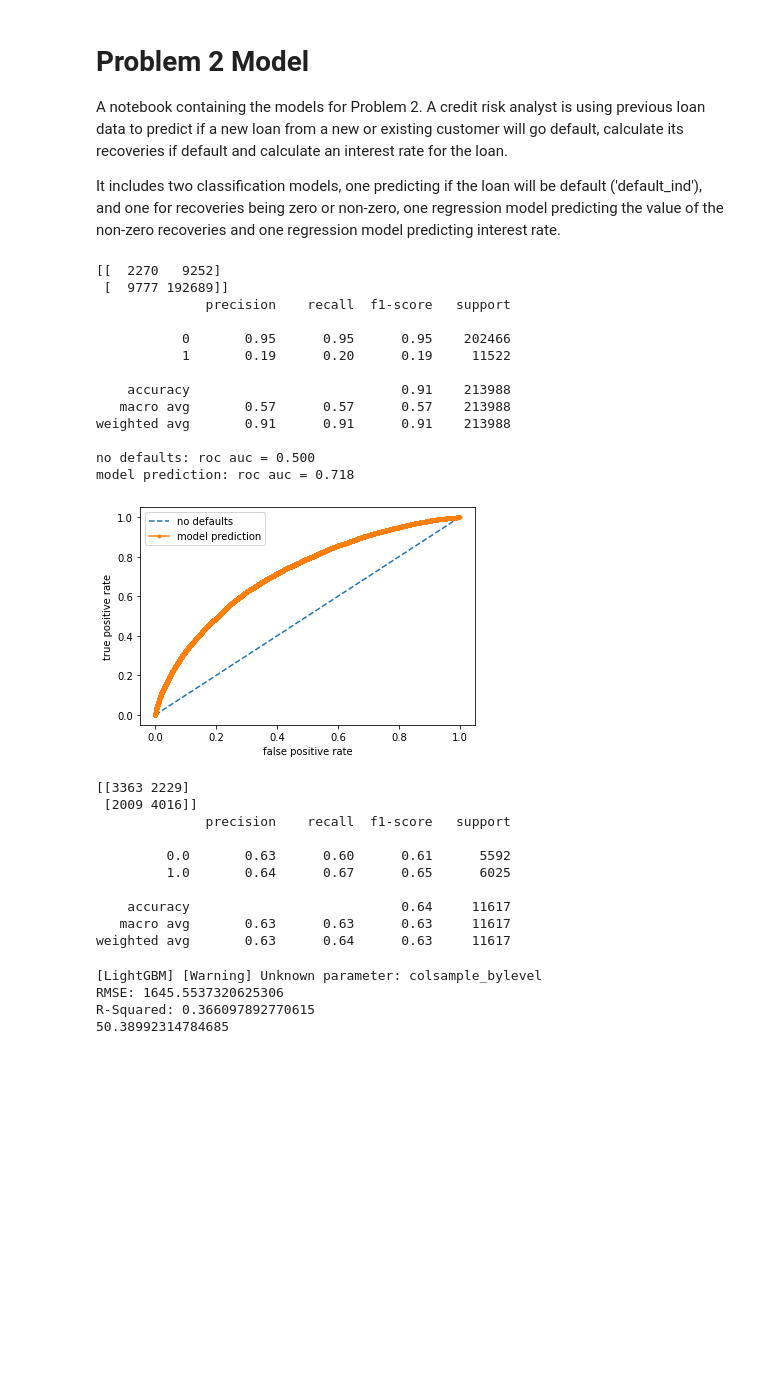
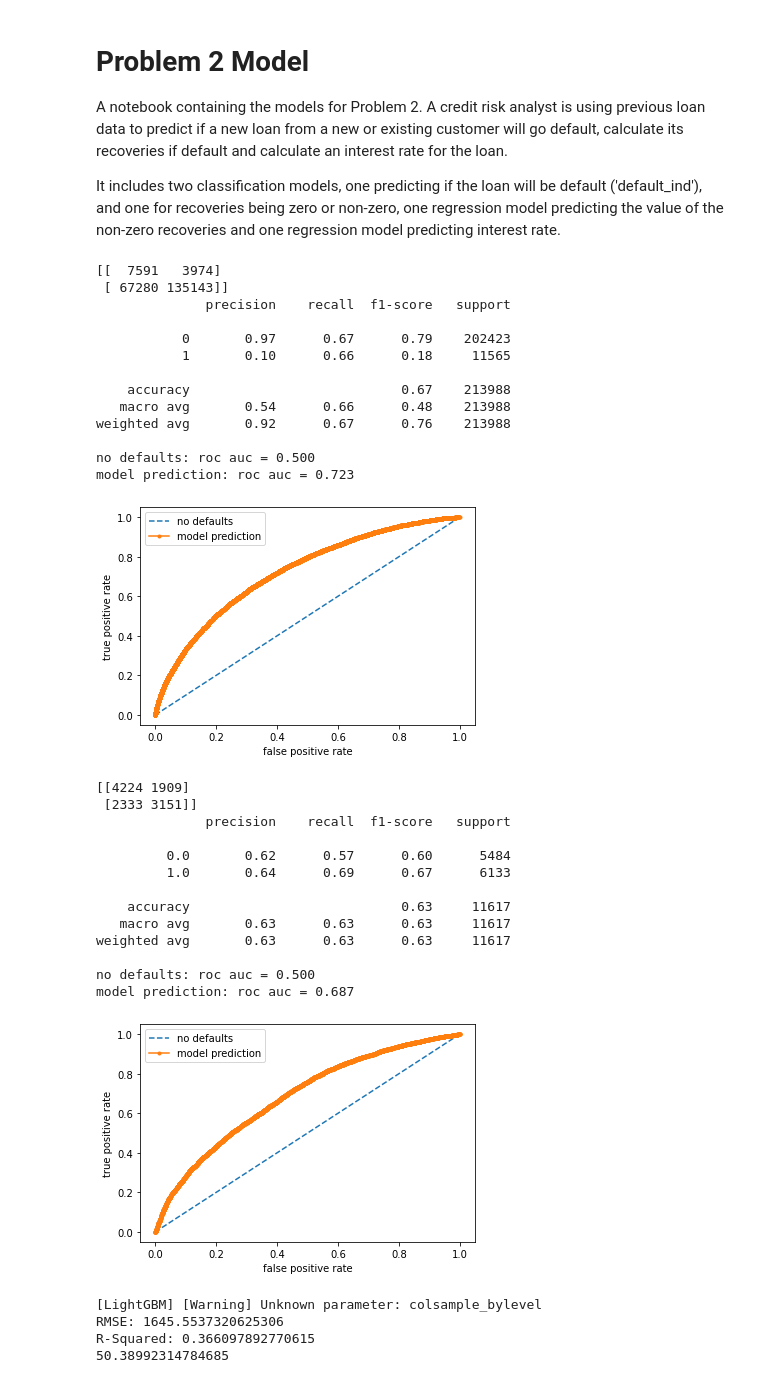
Before and after one commit to morismoysis1414/XYZ-Corp, a Jupyter notebook: problem2_model.ipynb, the cells around one changed output. Saved outputs shown, nothing was run; the diff lists cells and outputs as text; code cells hidden in the pictures; blank space fills up the shorter version.

```diff
--- a/problem2_model.ipynb
+++ b/problem2_model.ipynb
@@ -105,10 +105,11 @@ def get_model_class(data_file='wrang_xyz_data.csv',split='date',model_type='xgb'
             #Splitting the data into train and test
             X_train, X_test, y_train, y_test = train_test_split(X, y, train_size=0.75, test_size=0.25)
 
+            #scale_pos_ratio=1
             scale_pos_ratio=len(y_train[y_train==0])/len(y_train[y_train==1])
-            sqrt_scale_pos_ratio=np.sqrt(scale_pos_ratio)
+            #sqrt_scale_pos_ratio=np.sqrt(scale_pos_ratio)
             #scale_pos_ratio=sqrt_scale_pos_ratio
-            scale_pos_ratio=(0.17*scale_pos_ratio+0.83*sqrt_scale_pos_ratio)
+            #scale_pos_ratio=(0.17*scale_pos_ratio+0.83*sqrt_scale_pos_ratio)
 
         #One-hot Encoding
         X_train,X_test=one_hot_encode(X_train,X_test,pickled='no',ohe_name='ohe_class_def')
@@ -214,19 +215,19 @@ model_class=get_model_class(split='random',model_type='xgb',hyper_tune='no',samp
 #Dumping the model to be used for the app.py file. Comment out only if intending to run app.py
 #pickle.dump(model_class,open('model_class_def','wb'))
 # %% [output]
-[[  2270   9252]
- [  9777 192689]]
+[[  7591   3974]
+ [ 67280 135143]]
               precision    recall  f1-score   support
 
-           0       0.95      0.95      0.95    202466
-           1       0.19      0.20      0.19     11522
+           0       0.97      0.67      0.79    202423
+           1       0.10      0.66      0.18     11565
 
-    accuracy                           0.91    213988
-   macro avg       0.57      0.57      0.57    213988
-weighted avg       0.91      0.91      0.91    213988
+    accuracy                           0.67    213988
+   macro avg       0.54      0.66      0.48    213988
+weighted avg       0.92      0.67      0.76    213988
 
 no defaults: roc auc = 0.500
-model prediction: roc auc = 0.718
+model prediction: roc auc = 0.723
 [figure]
 # %%
 #Classification model predicting zero or non-zero recoveries for problem 2
@@ -265,10 +266,11 @@ def get_model_class(data_file='wrang_xyz_data.csv',model_type='xgb',hyper_tune='
         #Splitting the data into train and test
         X_train, X_test, y_train, y_test = train_test_split(X, y, train_size=0.75, test_size=0.25)
 
-        scale_pos_ratio=len(y_train[y_train==0])/len(y_train[y_train==1])
+        scale_pos_ratio=1
+        #scale_pos_ratio=len(y_train[y_train==0])/len(y_train[y_train==1])
         #print(scale_pos_ratio)
-        sqrt_scale_pos_ratio=np.sqrt(scale_pos_ratio)
-        scale_pos_ratio=(0.15*scale_pos_ratio+0.85*sqrt_scale_pos_ratio)
+        #sqrt_scale_pos_ratio=np.sqrt(scale_pos_ratio)
+        #scale_pos_ratio=(0.15*scale_pos_ratio+0.85*sqrt_scale_pos_ratio)
 
     #One-hot Encoding
     X_train,X_test=one_hot_encode(X_train,X_test,pickled='no',ohe_name='ohe_class_rec')
@@ -310,40 +312,64 @@ def get_model_class(data_file='wrang_xyz_data.csv',model_type='xgb',hyper_tune='
             #Plotting feature importance
             #fig, ax = plt.subplots(figsize=(10,10))
             #xgb.plot_importance(model_class,importance_type='weight', ax=ax)
 
     #Selecting logistic regression algorithm
     elif model_type=='lg_reg':
         model_class=LogisticRegression(max_iter=10*6)
         model_class.fit(X_train,np.ravel(y_train))
 
     #Selecting random forest algorithm
     else:
         model_class = RandomForestClassifier()
         model_class.fit(X_train,np.ravel(y_train))
 
     #Predicting values and printing confusion matrix and classification report
     y_class_pred = model_class.predict(X_test)
-    print(confusion_matrix(y_test, y_class_pred))
+    print(confusion_matrix(y_test, y_class_pred,labels=[1,0]))
     print(classification_report(y_test, y_class_pred))
+
+    prob_default = model_class.predict_proba(X_test)[:,1]
+    false_auc = roc_auc_score(y_test, y_test.clip(upper = False))
+    model_auc = roc_auc_score(y_test, prob_default)
+
+    print('no defaults: roc auc = %.3f' % (false_auc))
+    print('model prediction: roc auc = %.3f' % (model_auc))
+
+
+    false_fpr, false_tpr, _ = roc_curve(y_test, y_test.clip(upper = False))
+    model_fpr, model_tpr, _ = roc_curve(y_test, prob_default)
+
+    plt.plot(false_fpr, false_tpr, linestyle = '--', label = 'no defaults')
+    plt.plot(model_fpr, model_tpr, marker = '.', label = 'model prediction')
+
+    plt.xlabel('false positive rate')
+    plt.ylabel('true positive rate')
+    plt.legend()
+    plt.show()
+
 
     return model_class
 
 #Running the function
 model_class=get_model_class(model_type='xgb',hyper_tune='no',sampling='no')
 
 #Dumping the model to be used for the app.py file. Comment out only if intending to run app.py
 #pickle.dump(model_class,open('model_class_rec','wb'))
 # %% [output]
-[[3363 2229]
- [2009 4016]]
+[[4224 1909]
+ [2333 3151]]
               precision    recall  f1-score   support
 
-         0.0       0.63      0.60      0.61      5592
-         1.0       0.64      0.67      0.65      6025
+         0.0       0.62      0.57      0.60      5484
+         1.0       0.64      0.69      0.67      6133
 
-    accuracy                           0.64     11617
+    accuracy                           0.63     11617
    macro avg       0.63      0.63      0.63     11617
-weighted avg       0.63      0.64      0.63     11617
+weighted avg       0.63      0.63      0.63     11617
+
+no defaults: roc auc = 0.500
+model prediction: roc auc = 0.687
+[figure, added]
 # %%
 #Regression model predicting recoveries for problem 2
 #The model's inputs are the data_file which should be set equal to the wrangled data file,
```
Also changed, not shown: parts of 1 cell of this notebook, 6 other files.
